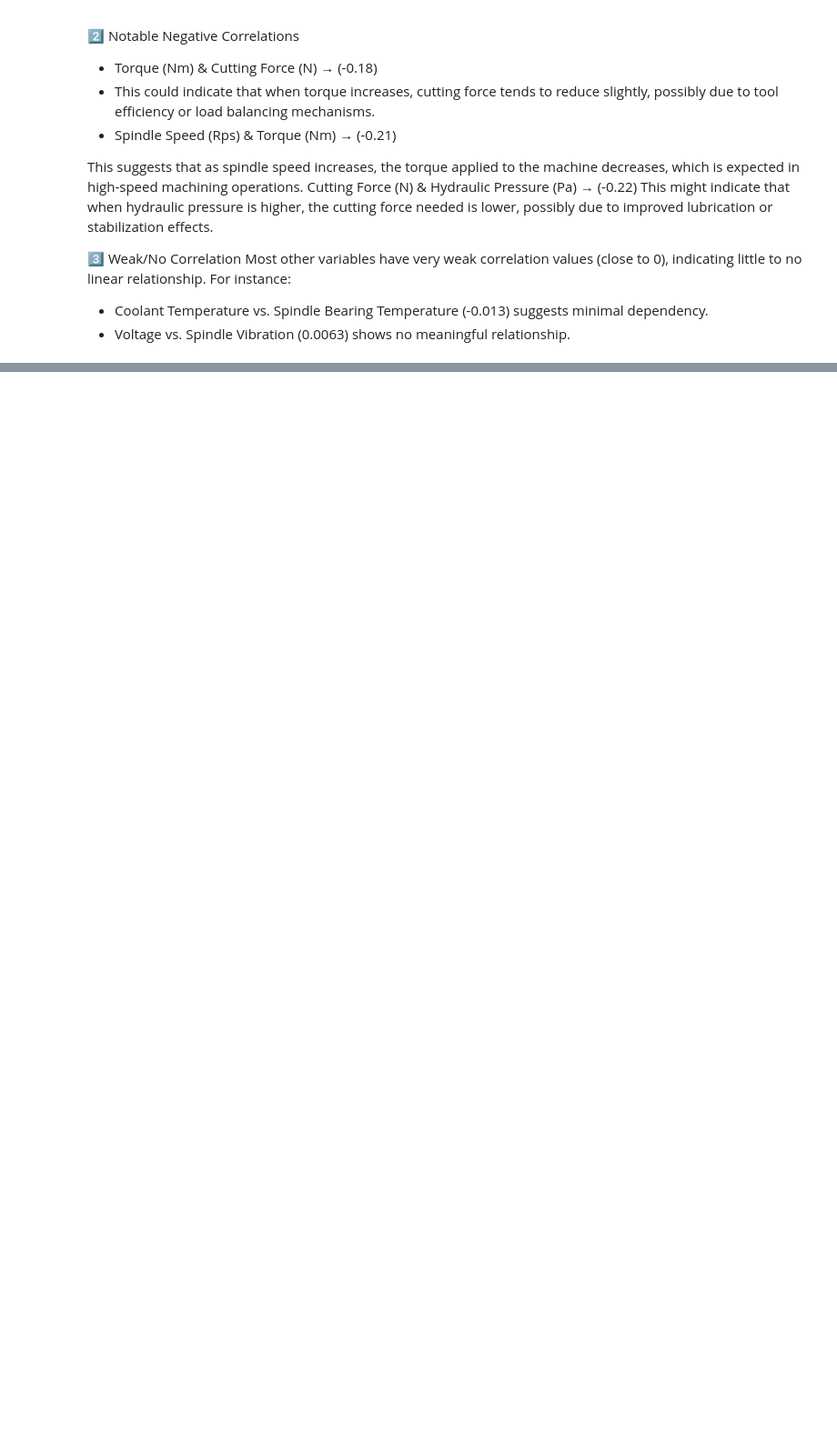
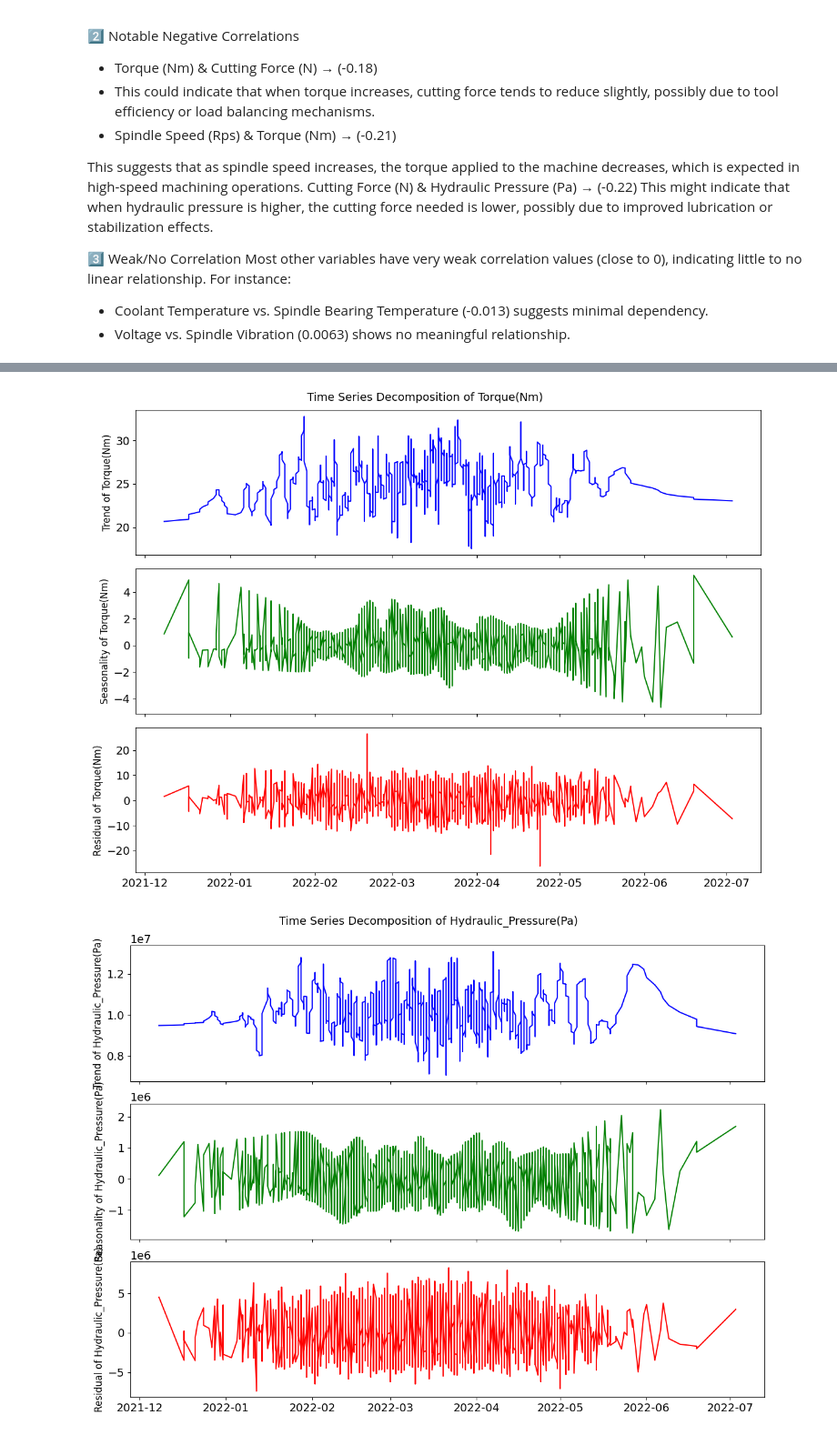
Before and after one commit to SirTee12/Machine-Downtime-Prediction, a Jupyter notebook: notebook/EEDA_Machine_Downtime.ipynb, the cells around one changed output, grey strips where cells are left out. Shown at 91% size. Drawn from its saved outputs; the diff is of its cells as text; code cells hidden in the pictures; blank space fills up the shorter version.

Commit message:
plotted the time series decomposition of the required features

```diff
--- a/notebook/EEDA_Machine_Downtime.ipynb
+++ b/notebook/EEDA_Machine_Downtime.ipynb
@@ -195,0 +212,25 @@ _ = sns.heatmap(numeric_df.corr(), annot=True,
+# %%
+# List of time-series features to analyze
+features = ['Torque(Nm)', 'Hydraulic_Pressure(Pa)', 'Cutting(N)', 'Spindle_Speed(RPS)',
+            'Coolant_Pressure(Pa)', 'Spindle_Vibration']
+
+for feature in features:
+    stl = STL(machine_ori[feature], period=12, seasonal = 31).fit()  # Adjust 'period' as needed
+
+    fig, (ax1, ax2, ax3) = plt.subplots(nrows=3, ncols=1, figsize=(12, 9), sharex=True)
+
+    ax1.plot(stl.trend, label=f'Trend of {feature}', color='blue')
+    ax1.set_ylabel(f'Trend of {feature}', fontsize=12)
+
+    ax2.plot(stl.seasonal, label=f'Seasonality of {feature}', color='green')
+    ax2.set_ylabel(f'Seasonality of {feature}', fontsize=12)
+
+    ax3.plot(stl.resid, label=f'Residual of {feature}', color='red')
+    ax3.set_ylabel(f'Residual of {feature}', fontsize=12)
+
+    fig.suptitle(f'Time Series Decomposition of {feature}', fontsize=14)
+    plt.tight_layout()
+    plt.show()
+# %% [output]
+[figure, added]
+[figure, added]
```
Also changed, not shown: parts of 8 cells of this notebook.
